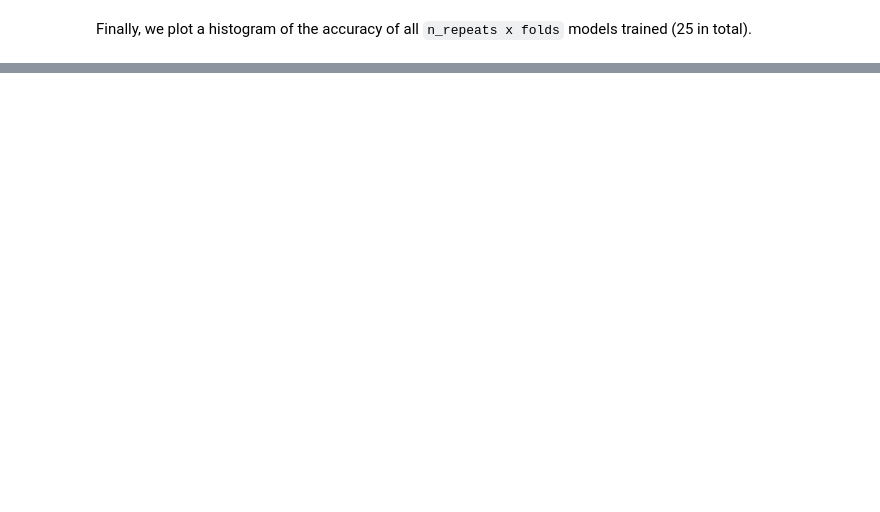
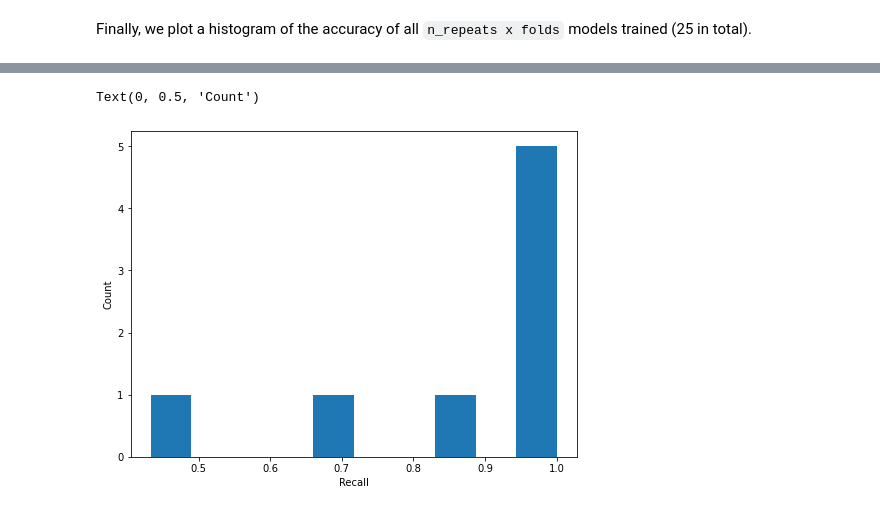
Before and after one commit to GauravGajavelli/DIPERnet, a Jupyter notebook: gcn-supervised-graph-classification.ipynb, the cells around one changed output, grey strips where cells are left out. Cells and saved outputs as stored; diff of their text form; code cells hidden in the pictures; blank space fills up the shorter version.

```diff
--- a/gcn-supervised-graph-classification.ipynb
+++ b/gcn-supervised-graph-classification.ipynb
@@ -369,0 +390,8 @@ For comparison, some performance numbers repeated from [3] for graph kernel-base
+# %%
+plt.figure(figsize=(8, 6))
+plt.hist(test_recall)
+plt.xlabel("Recall")
+plt.ylabel("Count")
+# %% [output]
+Text(0, 0.5, 'Count')
+[figure, added]
```
Also changed, not shown: parts of 24 cells of this notebook.
